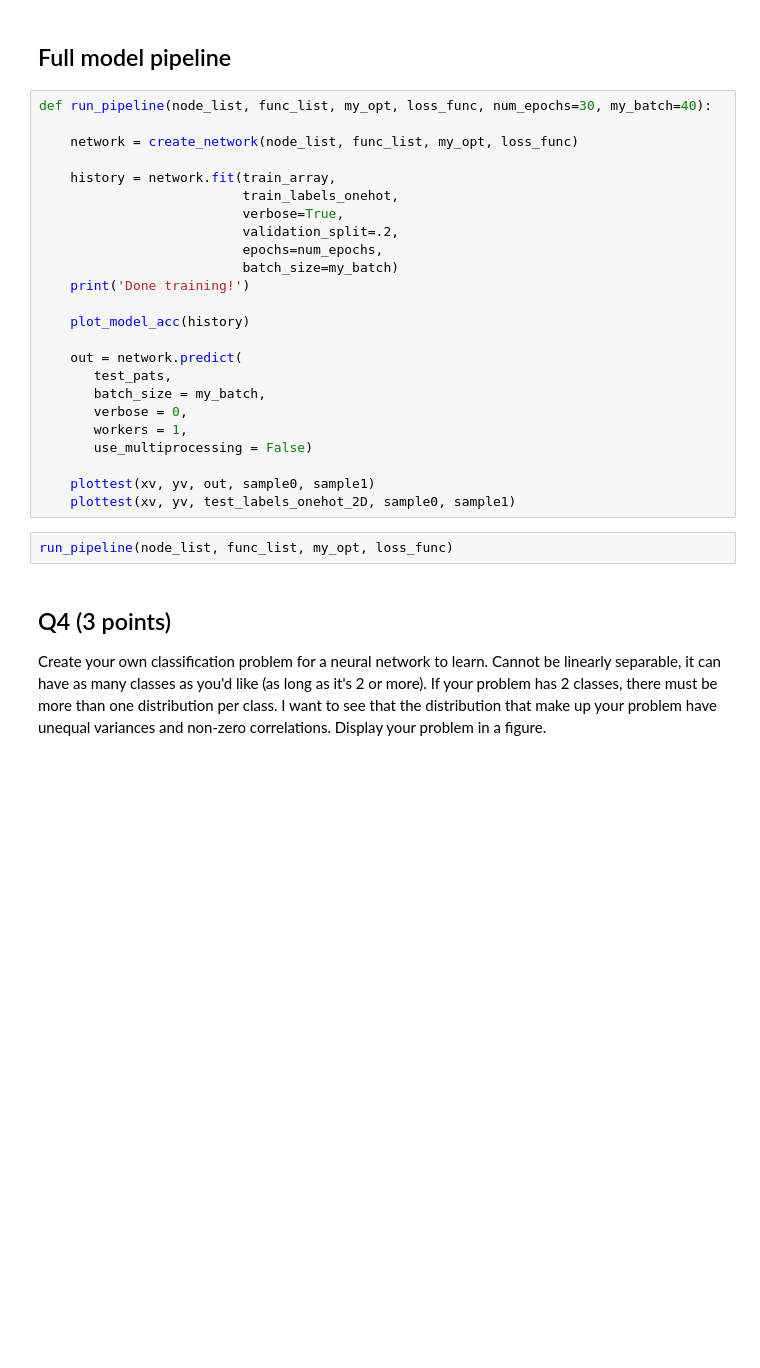
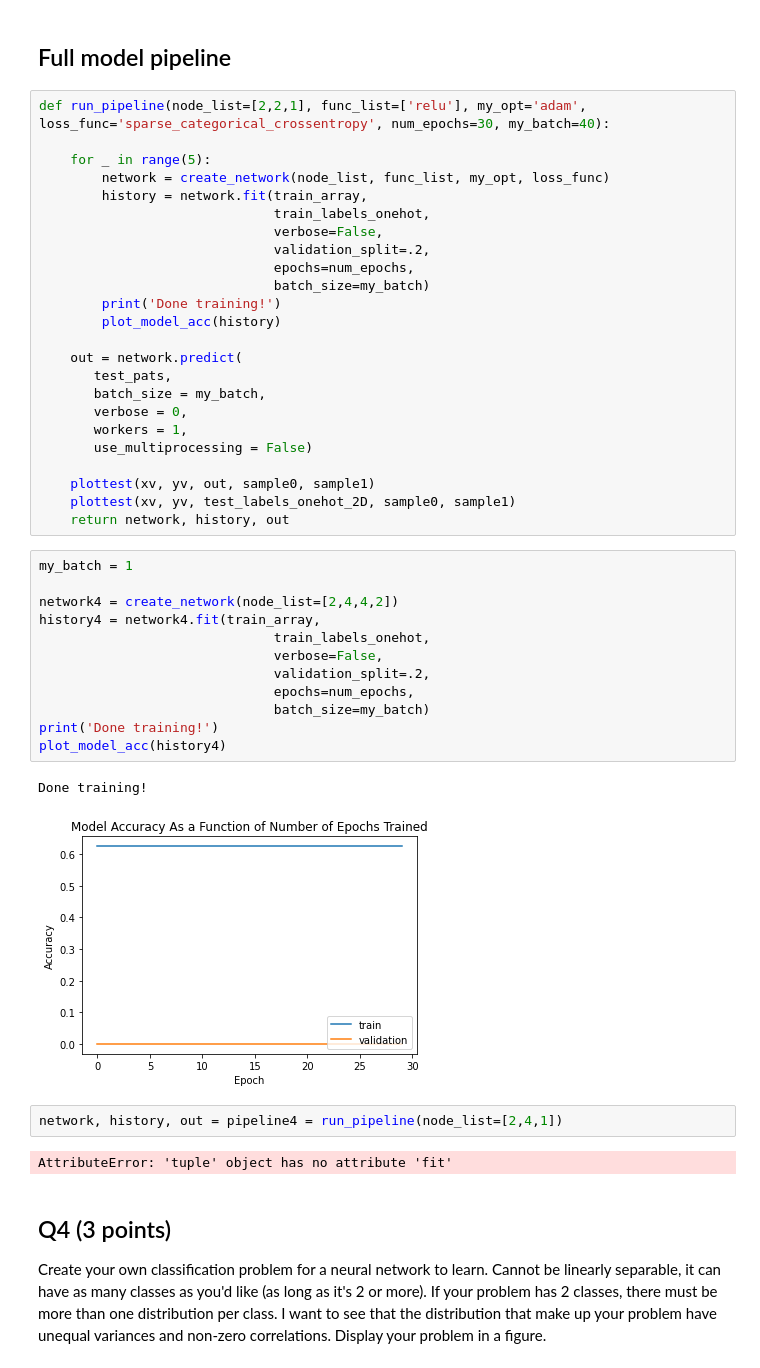
Before and after one commit to kdmalc/CompNeuro, a Jupyter notebook: 06/Homework6_Malcolm.ipynb, the cells around one changed output. Drawn from its saved outputs; the diff is of its cells as text; blank space fills up the shorter version.

```diff
--- a/06/Homework6_Malcolm.ipynb
+++ b/06/Homework6_Malcolm.ipynb
@@ -343,19 +352,18 @@ plottest(xv, yv, test_labels_onehot_2D, sample0, sample1)
 # %% [markdown]
 ## Full model pipeline
 # %%
-def run_pipeline(node_list, func_list, my_opt, loss_func, num_epochs=30, my_batch=40):
+def run_pipeline(node_list=[2,2,1], func_list=['relu'], my_opt='adam', loss_func='sparse_categorical_crossentropy', num_epochs=30, my_batch=40):
 
-    network = create_network(node_list, func_list, my_opt, loss_func)
-
-    history = network.fit(train_array,
-                          train_labels_onehot,
-                          verbose=True,
-                          validation_split=.2,
-                          epochs=num_epochs,
-                          batch_size=my_batch)
-    print('Done training!')
-
-    plot_model_acc(history)
+    for _ in range(5):
+        network = create_network(node_list, func_list, my_opt, loss_func)
+        history = network.fit(train_array,
+                              train_labels_onehot,
+                              verbose=False,
+                              validation_split=.2,
+                              epochs=num_epochs,
+                              batch_size=my_batch)
+        print('Done training!')
+        plot_model_acc(history)
 
     out = network.predict(
        test_pats,
@@ -366,8 +374,26 @@ def run_pipeline(node_list, func_list, my_opt, loss_func, num_epochs=30, my_batc
 
     plottest(xv, yv, out, sample0, sample1)
     plottest(xv, yv, test_labels_onehot_2D, sample0, sample1)
+    return network, history, out
+# %%
+my_batch = 1
+
+network4 = create_network(node_list=[2,4,4,2])
+history4 = network4.fit(train_array,
+                              train_labels_onehot,
+                              verbose=False,
+                              validation_split=.2,
+                              epochs=num_epochs,
+                              batch_size=my_batch)
+print('Done training!')
+plot_model_acc(history4)
+# %% [output]
+Done training!
+[figure, added]
 # %%
-run_pipeline(node_list, func_list, my_opt, loss_func)
+network, history, out = pipeline4 = run_pipeline(node_list=[2,4,1])
+# %% [output]
+AttributeError: 'tuple' object has no attribute 'fit'
 # %% [markdown]
 ## Q4 (3 points)
 
```
Also changed, not shown: parts of 10 cells of this notebook, 1 other file.
